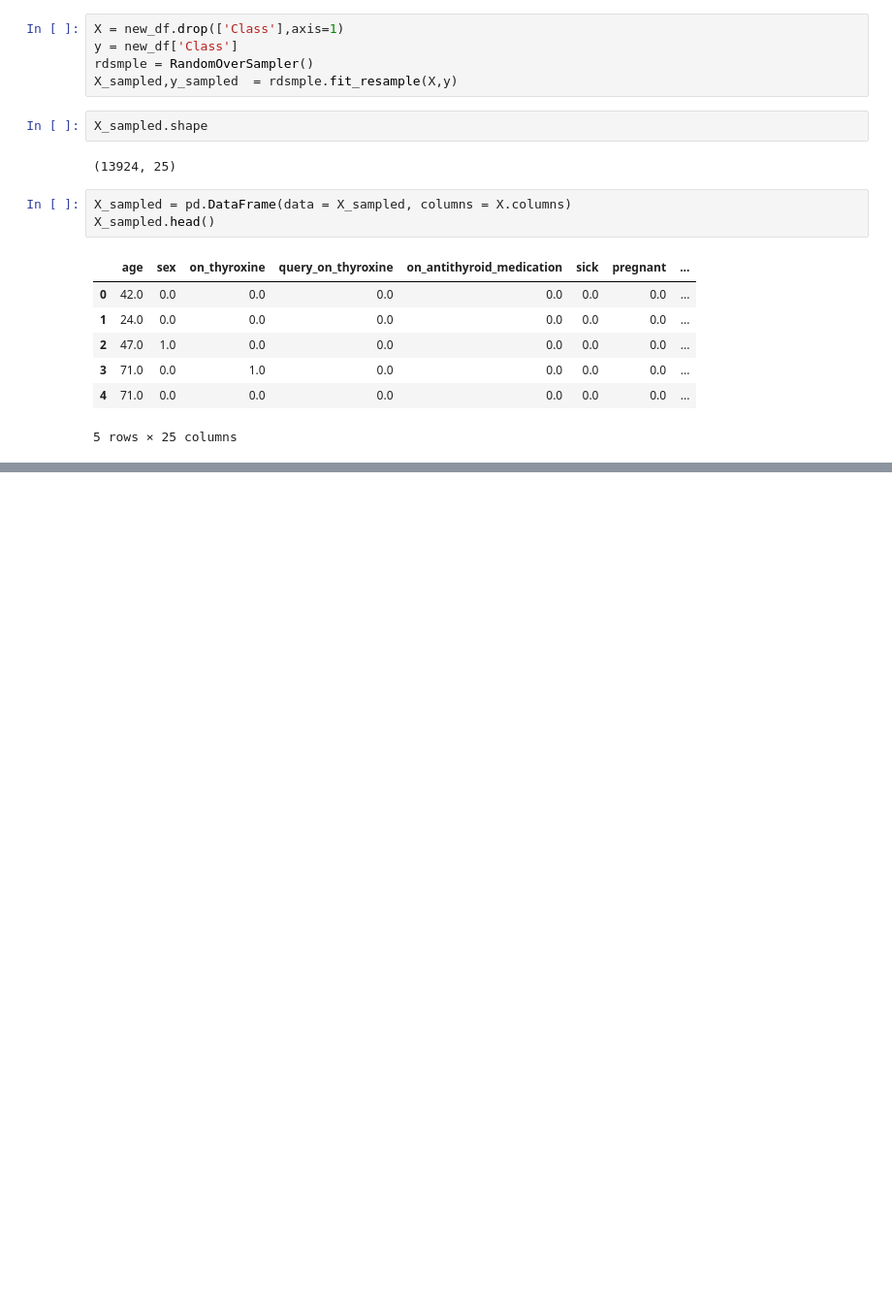
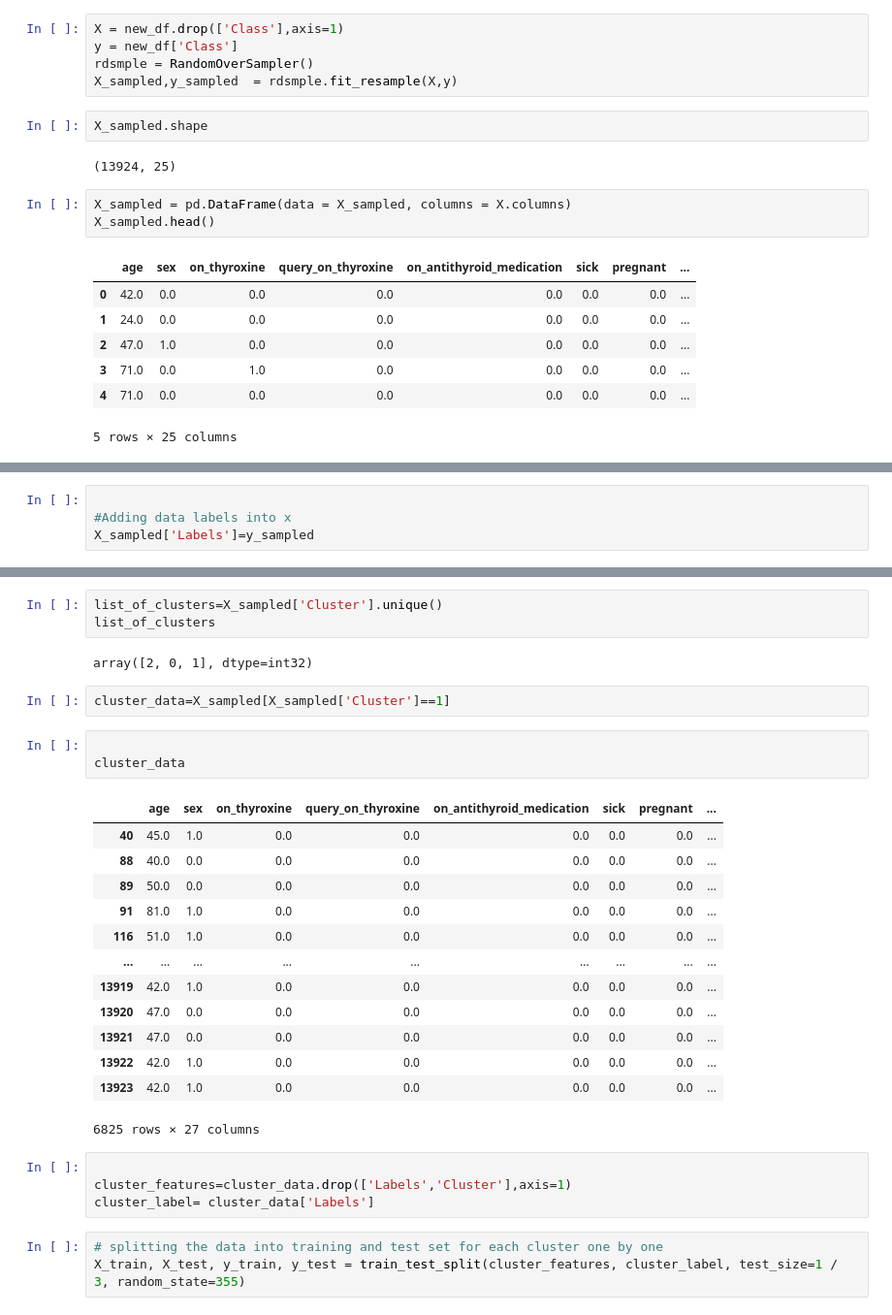
Before and after one commit to AbhishekPalsra/Thyroid_Disease_Detection, a Jupyter notebook: notebook/preprocessing_thyroid.ipynb, the cells around one changed output, grey strips where cells are left out. Shown: that part at 97% size. Cells and saved outputs as stored; diff of their text form; blank space fills up the shorter version.

```diff
--- a/notebook/preprocessing_thyroid.ipynb
+++ b/notebook/preprocessing_thyroid.ipynb
@@ -507,0 +661,4 @@ X_sampled.head()
+# %%
+
+#Adding data labels into x
+X_sampled['Labels']=y_sampled
@@ -507,0 +676,31 @@ X_sampled.head()
+# %%
+list_of_clusters=X_sampled['Cluster'].unique()
+list_of_clusters
+# %% [output]
+array([2, 0, 1], dtype=int32)
+# %%
+cluster_data=X_sampled[X_sampled['Cluster']==1]
+# %%
+
+cluster_data
+# %% [output]
+|  | age | sex | on_thyroxine | query_on_thyroxine | on_antithyroid_medication | sick | pregnant | ... |
+| 40 | 45.0 | 1.0 | 0.0 | 0.0 | 0.0 | 0.0 | 0.0 | ... |
+| 88 | 40.0 | 0.0 | 0.0 | 0.0 | 0.0 | 0.0 | 0.0 | ... |
+| 89 | 50.0 | 0.0 | 0.0 | 0.0 | 0.0 | 0.0 | 0.0 | ... |
+| 91 | 81.0 | 1.0 | 0.0 | 0.0 | 0.0 | 0.0 | 0.0 | ... |
+| 116 | 51.0 | 1.0 | 0.0 | 0.0 | 0.0 | 0.0 | 0.0 | ... |
+| ... | ... | ... | ... | ... | ... | ... | ... | ... |
+| 13919 | 42.0 | 1.0 | 0.0 | 0.0 | 0.0 | 0.0 | 0.0 | ... |
+| 13920 | 47.0 | 0.0 | 0.0 | 0.0 | 0.0 | 0.0 | 0.0 | ... |
+| 13921 | 47.0 | 0.0 | 0.0 | 0.0 | 0.0 | 0.0 | 0.0 | ... |
+| 13922 | 42.0 | 1.0 | 0.0 | 0.0 | 0.0 | 0.0 | 0.0 | ... |
+| 13923 | 42.0 | 1.0 | 0.0 | 0.0 | 0.0 | 0.0 | 0.0 | ... |
+6825 rows × 27 columns
+# %%
+
+cluster_features=cluster_data.drop(['Labels','Cluster'],axis=1)
+cluster_label= cluster_data['Labels']
+# %%
+# splitting the data into training and test set for each cluster one by one
+X_train, X_test, y_train, y_test = train_test_split(cluster_features, cluster_label, test_size=1 / 3, random_state=355)
```
Also changed, not shown: parts of 24 cells of this notebook.
